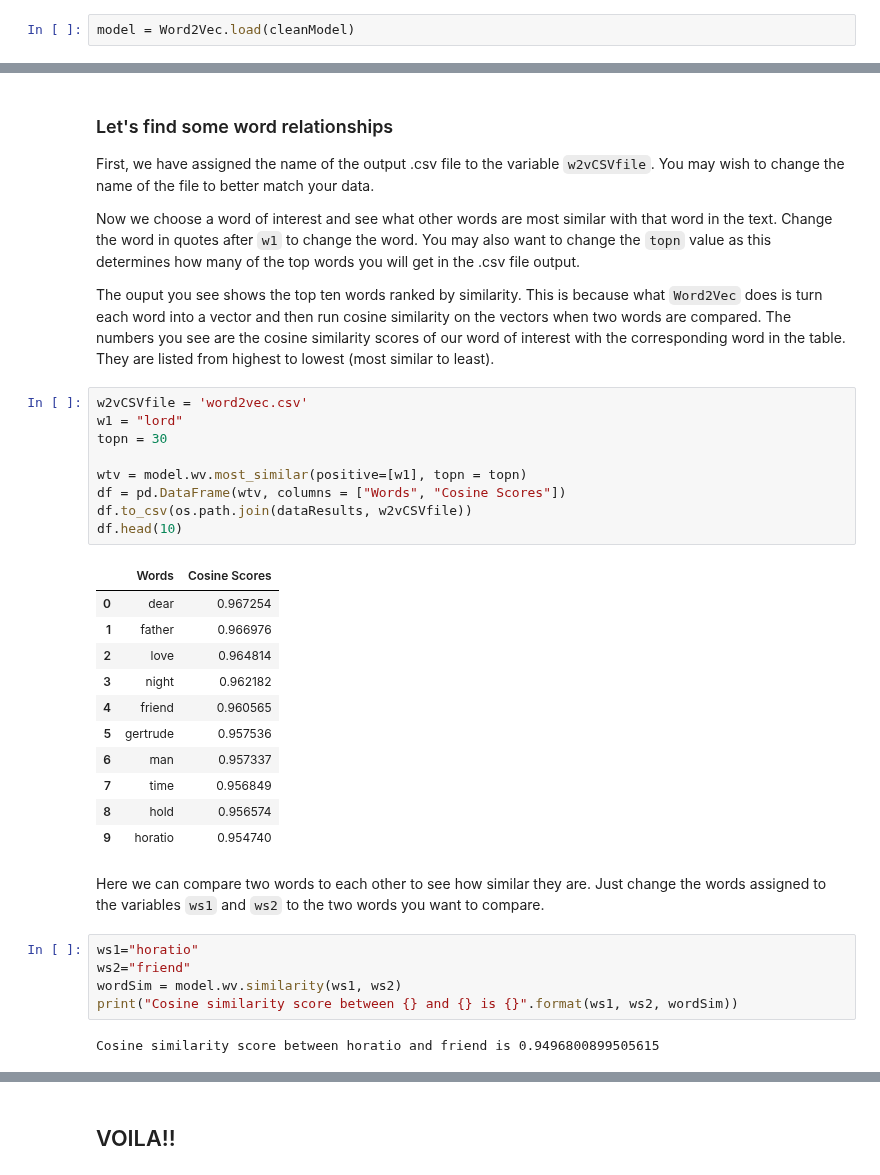
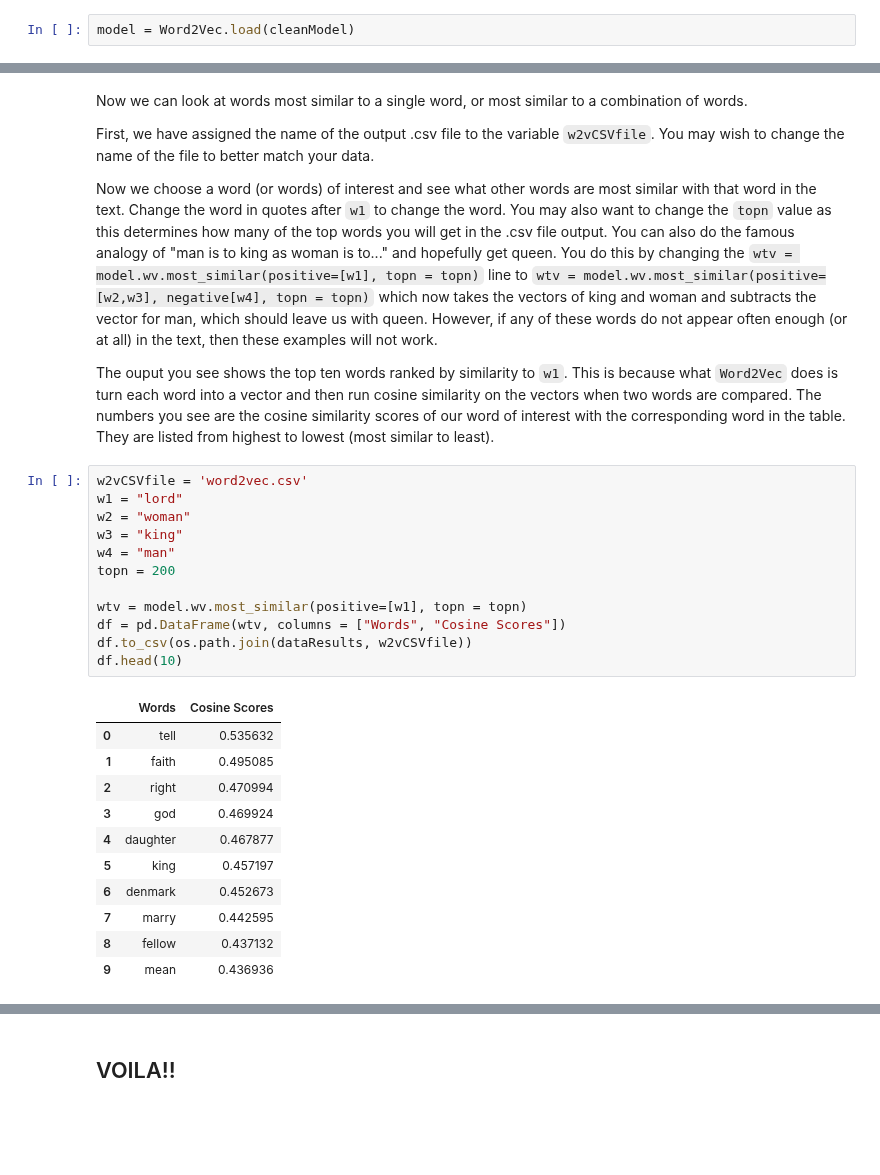
Before and after one commit to cyberdh/Text-Analysis, a Jupyter notebook: TopicModeling/Word2Vec/notebook/word2VecResults.ipynb, the cells around one changed output, grey strips where cells are left out. Saved outputs shown, nothing was run; the diff lists cells and outputs as text; blank space fills up the shorter version.

```diff
--- a/TopicModeling/Word2Vec/notebook/word2VecResults.ipynb
+++ b/TopicModeling/Word2Vec/notebook/word2VecResults.ipynb
@@ -61,37 +75,32 @@ model = Word2Vec.load(cleanModel)
 # %% [markdown]
-### Let's find some word relationships
+Now we can look at words most similar to a single word, or most similar to a combination of words.
+
 First, we have assigned the name of the output .csv file to the variable `w2vCSVfile`. You may wish to change the name of the file to better match your data.
 
-Now we choose a word of interest and see what other words are most similar with that word in the text. Change the word in quotes after `w1` to change the word. You may also want to change the `topn` value as this determines how many of the top words you will get in the .csv file output.
+Now we choose a word (or words) of interest and see what other words are most similar with that word in the text. Change the word in quotes after `w1` to change the word. You may also want to change the `topn` value as this determines how many of the top words you will get in the .csv file output. You can also do the famous analogy of "man is to king as woman is to..." and hopefully get queen. You do this by changing the `wtv = model.wv.most_similar(positive=[w1], topn = topn)` line to `wtv = model.wv.most_similar(positive=[w2,w3], negative[w4], topn = topn)` which now takes the vectors of king and woman and subtracts the vector for man, which should leave us with queen. However, if any of these words do not appear often enough (or at all) in the text, then these examples will not work.
 
-The ouput you see shows the top ten words ranked by similarity. This is because what `Word2Vec` does is turn each word into a vector and then run cosine similarity on the vectors when two words are compared. The numbers you see are the cosine similarity scores of our word of interest with the corresponding word in the table. They are listed from highest to lowest (most similar to least).
+The ouput you see shows the top ten words ranked by similarity to `w1`. This is because what `Word2Vec` does is turn each word into a vector and then run cosine similarity on the vectors when two words are compared. The numbers you see are the cosine similarity scores of our word of interest with the corresponding word in the table. They are listed from highest to lowest (most similar to least).
 # %%
 w2vCSVfile = 'word2vec.csv'
 w1 = "lord"
-topn = 30
+w2 = "woman"
+w3 = "king"
+w4 = "man"
+topn = 200
 
 wtv = model.wv.most_similar(positive=[w1], topn = topn)
 df = pd.DataFrame(wtv, columns = ["Words", "Cosine Scores"])
 df.to_csv(os.path.join(dataResults, w2vCSVfile))
 df.head(10)
 # %% [output]
 |  | Words | Cosine Scores |
-| 0 | dear | 0.967254 |
-| 1 | father | 0.966976 |
-| 2 | love | 0.964814 |
-| 3 | night | 0.962182 |
-| 4 | friend | 0.960565 |
-| 5 | gertrude | 0.957536 |
-| 6 | man | 0.957337 |
-| 7 | time | 0.956849 |
-| 8 | hold | 0.956574 |
-| 9 | horatio | 0.954740 |
+| 0 | tell | 0.535632 |
+| 1 | faith | 0.495085 |
+| 2 | right | 0.470994 |
+| 3 | god | 0.469924 |
+| 4 | daughter | 0.467877 |
+| 5 | king | 0.457197 |
+| 6 | denmark | 0.452673 |
+| 7 | marry | 0.442595 |
+| 8 | fellow | 0.437132 |
+| 9 | mean | 0.436936 |
-# %% [markdown]
-Here we can compare two words to each other to see how similar they are. Just change the words assigned to the variables `ws1` and `ws2` to the two words you want to compare.
-# %%
-ws1="horatio"
-ws2="friend"
-wordSim = model.wv.similarity(ws1, ws2)
-print("Cosine similarity score between {} and {} is {}".format(ws1, ws2, wordSim))
-# %% [output]
-Cosine similarity score between horatio and friend is 0.9496800899505615
```
Also changed, not shown: parts of 6 cells of this notebook, 1 other file.
